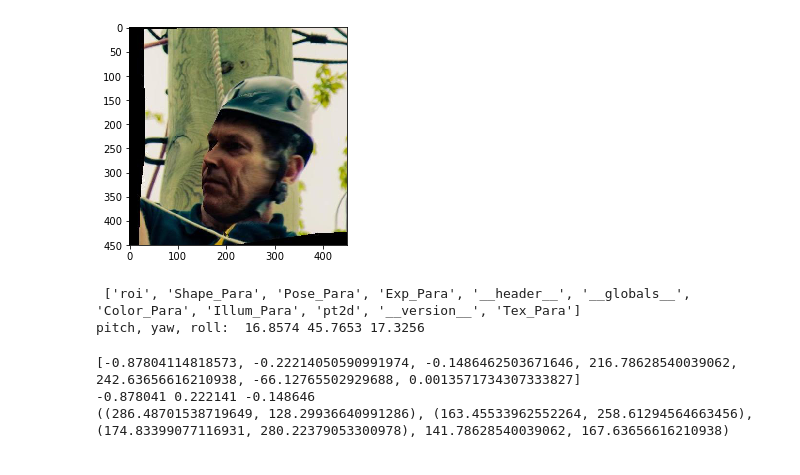
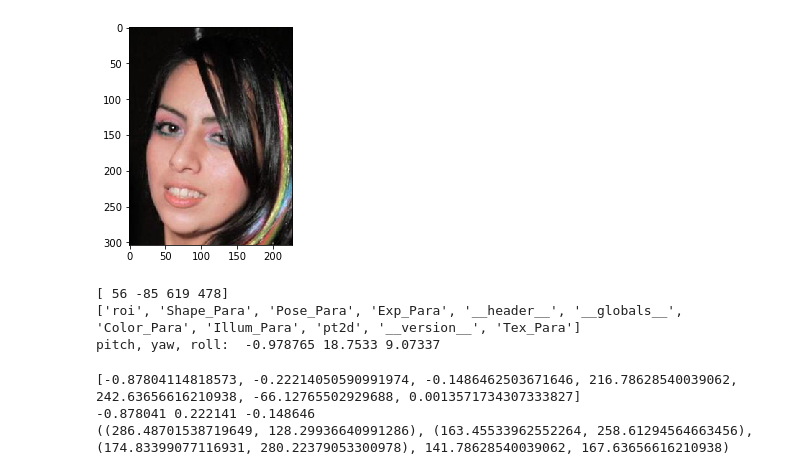
Before and after one commit to natanielruiz/deep-head-pose, a Jupyter notebook: practice/load_300W-LP.ipynb, the cells around one changed output. Drawn from its saved outputs; the diff is of its cells as text; code cells hidden in the pictures.

```diff
--- a/practice/load_300W-LP.ipynb
+++ b/practice/load_300W-LP.ipynb
@@ -12,23 +12,41 @@ from matplotlib import pyplot as plt
 TRAIN_DATA_DIR = '/Data/nruiz9/data/facial_landmarks/300W_LP/'
 AFW = os.path.join(TRAIN_DATA_DIR, 'AFW')
 # %%
-img_name = 'AFW_4584451140_2_'
+img_name = 'AFW_5144909700_3_0'
 img_path = os.path.join(AFW, img_name + '.jpg')
 mat_path = os.path.join(AFW, img_name + '.mat')
 
 img = cv2.imread(img_path)
 img = cv2.cvtColor(img, cv2.COLOR_RGB2BGR)
 mat = sio.loadmat(mat_path)
 
+h, w, depth = img.shape
+bbox = mat['roi'][0] - w/2
+x_min = min(mat['pt2d'][0,:])
+y_min = min(mat['pt2d'][1,:])
+x_max = max(mat['pt2d'][0,:])
+y_max = max(mat['pt2d'][1,:])
+
+k = 0.15
+x_min -= k * abs(x_max - x_min)
+y_min -= 4 * k * abs(y_max - y_min)
+x_max += k * abs(x_max - x_min)
+y_max += 0.4 * k * abs(y_max - y_min)
+
+cropped_img = img[int(y_min):int(y_max), int(x_min):int(x_max), :]
+
 plt.imshow(img)
+plt.imshow(cropped_img)
 plt.show()
+print bbox
 print mat.keys()
 pitch, yaw, roll = mat['Pose_Para'][0][0:3] * 180 / np.pi
 print 'pitch, yaw, roll: ', pitch, yaw, roll
 # %% [output]
-[figure, old version]
+[figure, new version]
- ['roi', 'Shape_Para', 'Pose_Para', 'Exp_Para', '__header__', '__globals__', 'Color_Para', 'Illum_Para', 'pt2d', '__version__', 'Tex_Para']
-pitch, yaw, roll:  16.8574 45.7653 17.3256
+[ 56 -85 619 478]
+['roi', 'Shape_Para', 'Pose_Para', 'Exp_Para', '__header__', '__globals__', 'Color_Para', 'Illum_Para', 'pt2d', '__version__', 'Tex_Para']
+pitch, yaw, roll:  -0.978765 18.7533 9.07337
 # %%
 # For pose we have [pitch yaw roll tdx tdy tdz scale_factor]
 from math import cos, sin
```
Also changed, not shown: 6 other files.
